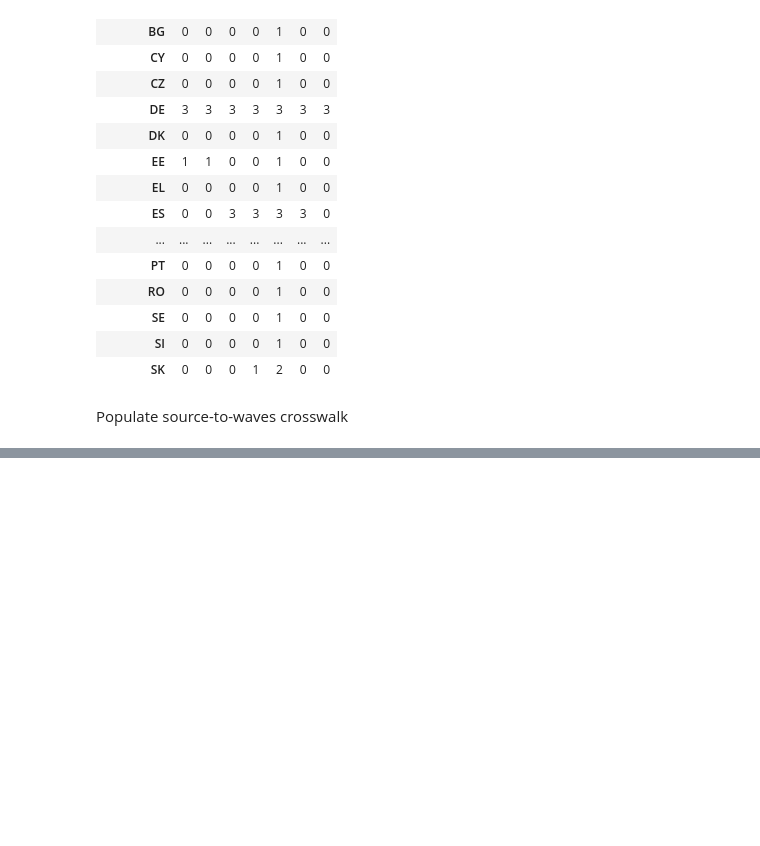
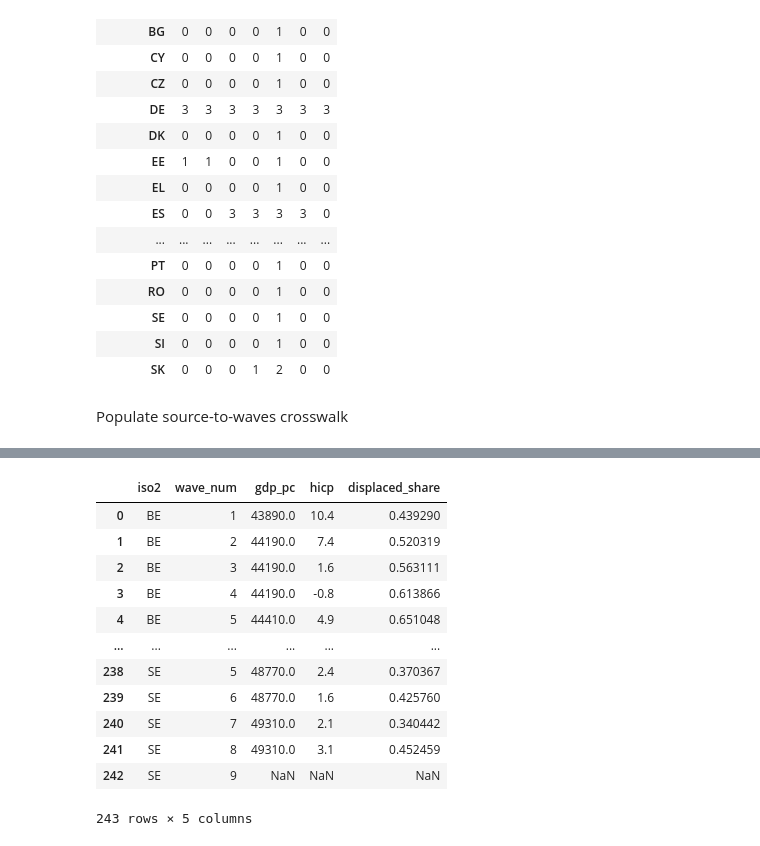
Before and after one commit to kam-eeel/pol380-research, a Jupyter notebook: analysis.ipynb, the cells around one changed output, grey strips where cells are left out. Cells and saved outputs as stored; diff of their text form; code cells hidden in the pictures; blank space fills up the shorter version.

Commit message:
collect control variables via eurostat api

```diff
--- a/analysis.ipynb
+++ b/analysis.ipynb
@@ -242,0 +246,67 @@ s2w
+# %%
+codes = list(COUNTRY_CODES.keys())
+
+if os.path.exists("data/interim/controls.csv") and os.path.exists("data/interim/pop2021.csv"):
+    controls = pd.read_csv("data/interim/controls.csv")
+    pop2021  = pd.read_csv("data/interim/pop2021.csv").set_index("iso2")["population"].to_dict()
+else:
+    # wave reference: fieldwork midpoint -> (year, YYYY-MM)
+    wr = questions[["eb_n","fw_start","fw_end"]].copy()
+    wr[["fw_start","fw_end"]] = wr[["fw_start","fw_end"]].apply(pd.to_datetime)
+    wr["mid"]  = wr.fw_start + (wr.fw_end - wr.fw_start)/2
+    wr["year"] = wr.mid.dt.year
+    wr["ym"]   = wr.mid.dt.strftime("%Y-%m")
+    wr = wr.merge(coding[["eb_n","wave_num"]].drop_duplicates(), on="eb_n")
+
+    # GDP per capita, real (chain-linked volume, EUR per head), annual
+    g = eurostat_long("nama_10_pc", geos=codes, dims={"na_item": "B1GQ"}, since="2021")
+    clv = sorted(u for u in g["unit"].unique() if u.startswith("CLV") and u.endswith("_EUR_HAB"))
+    g = g[g["unit"] == clv[-1]]
+    gdp = g.assign(year=lambda d: d.period.astype(int)).rename(columns={"value":"gdp_pc"})[
+          ["geo","year","gdp_pc"]]
+
+    # HICP, monthly annual rate of change, all-items
+    h = eurostat_long("prc_hicp_manr", geos=codes, dims={"coicop": "CP00"}, since="2022-01")
+    hicp = h.rename(columns={"period":"ym","value":"hicp"})[["geo","ym","hicp"]]
+
+    # Ukrainian temporary-protection beneficiaries (monthly stock)
+    b = eurostat_long("migr_asytpsm", geos=codes,
+                      dims={"citizen":"UA","sex":"T","age":"TOTAL"}, since="2022-01")
+    benef = b.rename(columns={"period":"ym","value":"benef"})[["geo","ym","benef"]]
+
+    # population (annual, 1 Jan)
+    p = eurostat_long("demo_pjan", geos=codes, dims={"sex":"T","age":"TOTAL"}, since="2021")
+    pop = p.assign(year=lambda d: d.period.astype(int)).rename(columns={"value":"population"})[
+          ["geo","year","population"]]
+
+    # assemble per (country, wave)
+    base = pd.DataFrame({"geo": codes}).merge(wr[["wave_num","year","ym"]], how="cross")
+    controls = (base
+        .merge(gdp,   on=["geo","year"], how="left")
+        .merge(hicp,  on=["geo","ym"],   how="left")
+        .merge(benef, on=["geo","ym"],   how="left")
+        .merge(pop,   on=["geo","year"], how="left"))
+    controls["displaced_share"] = 100 * controls["benef"].fillna(0) / controls["population"]
+    controls = controls.rename(columns={"geo":"iso2"})[
+        ["iso2","wave_num","gdp_pc","hicp","displaced_share"]]
+
+    pop2021 = pop[pop.year==2021].set_index("geo")["population"].to_dict()
+
+    controls.to_csv("data/interim/controls.csv", index=False)
+    pd.Series(pop2021, name="population").rename_axis("iso2").to_csv("data/interim/pop2021.csv")
+
+controls
+# %% [output]
+|  | iso2 | wave_num | gdp_pc | hicp | displaced_share |
+| 0 | BE | 1 | 43890.0 | 10.4 | 0.439290 |
+| 1 | BE | 2 | 44190.0 | 7.4 | 0.520319 |
+| 2 | BE | 3 | 44190.0 | 1.6 | 0.563111 |
+| 3 | BE | 4 | 44190.0 | -0.8 | 0.613866 |
+| 4 | BE | 5 | 44410.0 | 4.9 | 0.651048 |
+| ... | ... | ... | ... | ... | ... |
+| 238 | SE | 5 | 48770.0 | 2.4 | 0.370367 |
+| 239 | SE | 6 | 48770.0 | 1.6 | 0.425760 |
+| 240 | SE | 7 | 49310.0 | 2.1 | 0.340442 |
+| 241 | SE | 8 | 49310.0 | 3.1 | 0.452459 |
+| 242 | SE | 9 | NaN | NaN | NaN |
+243 rows × 5 columns
```
Also changed, not shown: parts of 1 cell of this notebook, 6 other files.
